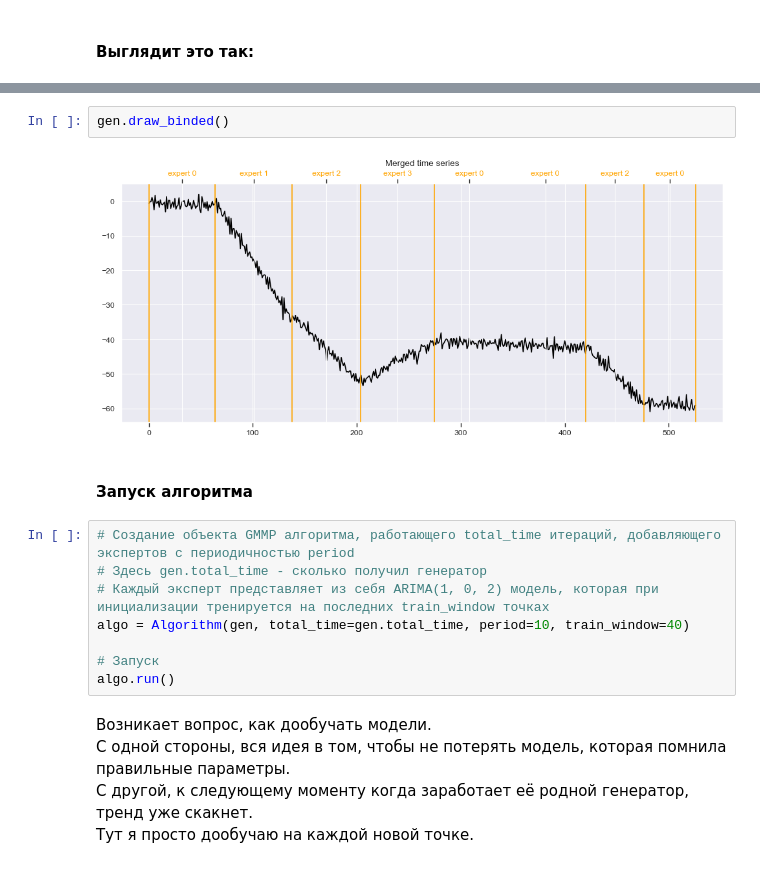
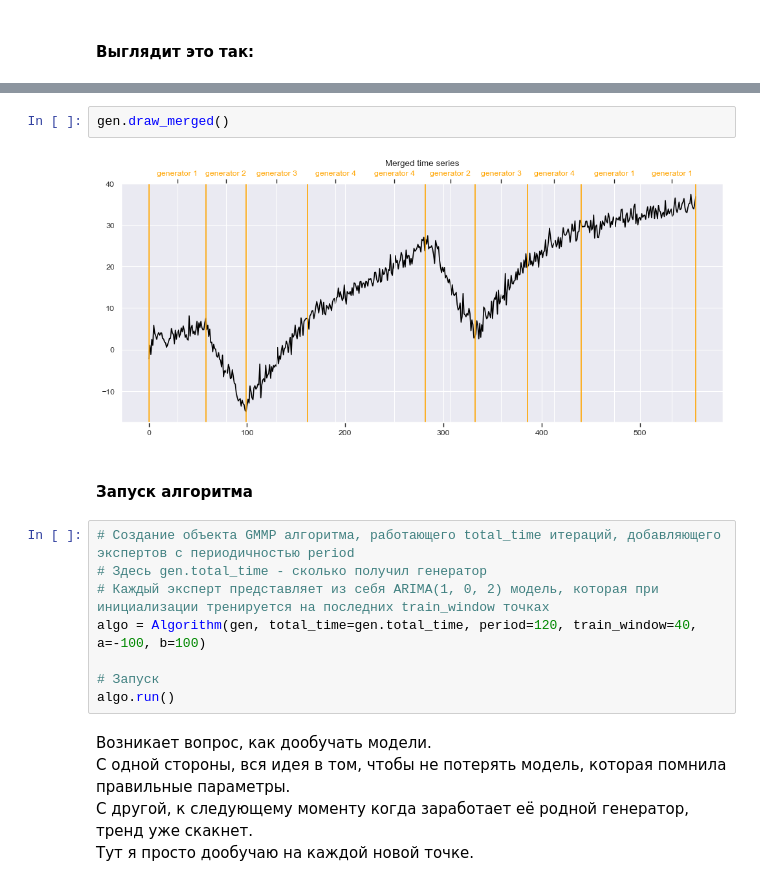
Before and after one commit to intsystems/2024-Project-125, a Jupyter notebook: mycode/times.ipynb, the cells around one changed output, grey strips where cells are left out. Saved outputs shown, nothing was run; the diff lists cells and outputs as text.

```diff
--- a/mycode/times.ipynb
+++ b/mycode/times.ipynb
@@ -35,14 +33,14 @@ gen.show_time_series()
 # %%
-gen.draw_binded()
+gen.draw_merged()
 # %% [output]
-[figure, old version]
+[figure, new version]
 # %% [markdown]
 #### Запуск алгоритма
 # %%
 # Cоздание объекта GMMP алгоритма, работающего total_time итераций, добавляющего экспертов с периодичностью period
 # Здесь gen.total_time - сколько получил генератор
 # Каждый эксперт представляет из себя ARIMA(1, 0, 2) модель, которая при инициализации тренируется на последних train_window точках
-algo = Algorithm(gen, total_time=gen.total_time, period=10, train_window=40)
+algo = Algorithm(gen, total_time=gen.total_time, period=120, train_window=40, a=-100, b=100)
 
 # Запуск
 algo.run()
```
Also changed, not shown: parts of 5 cells of this notebook, 7 other files.
